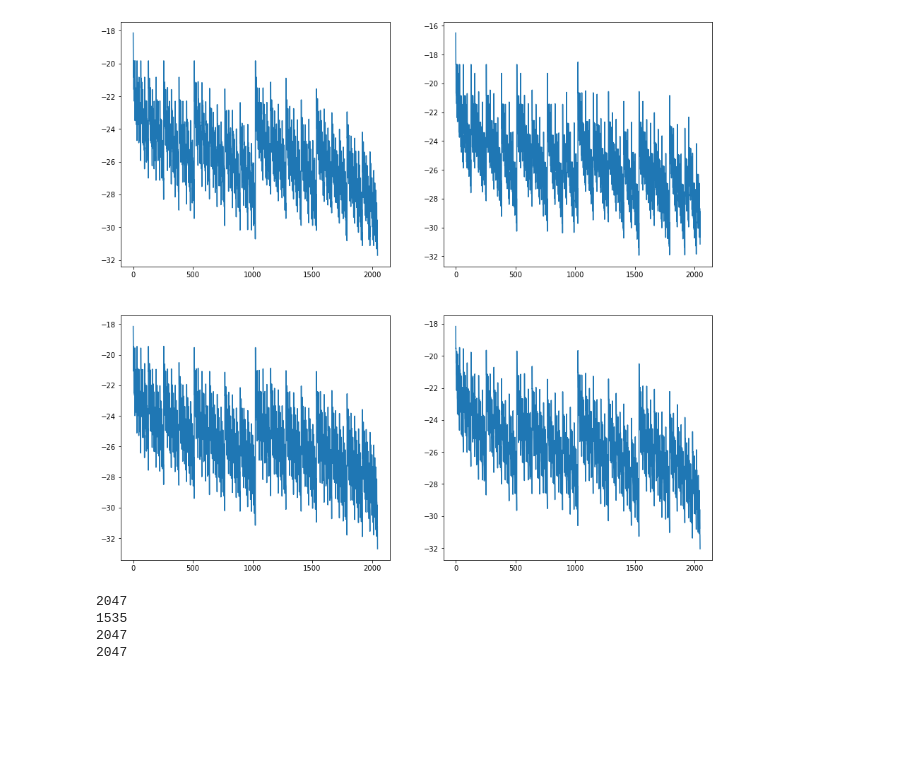
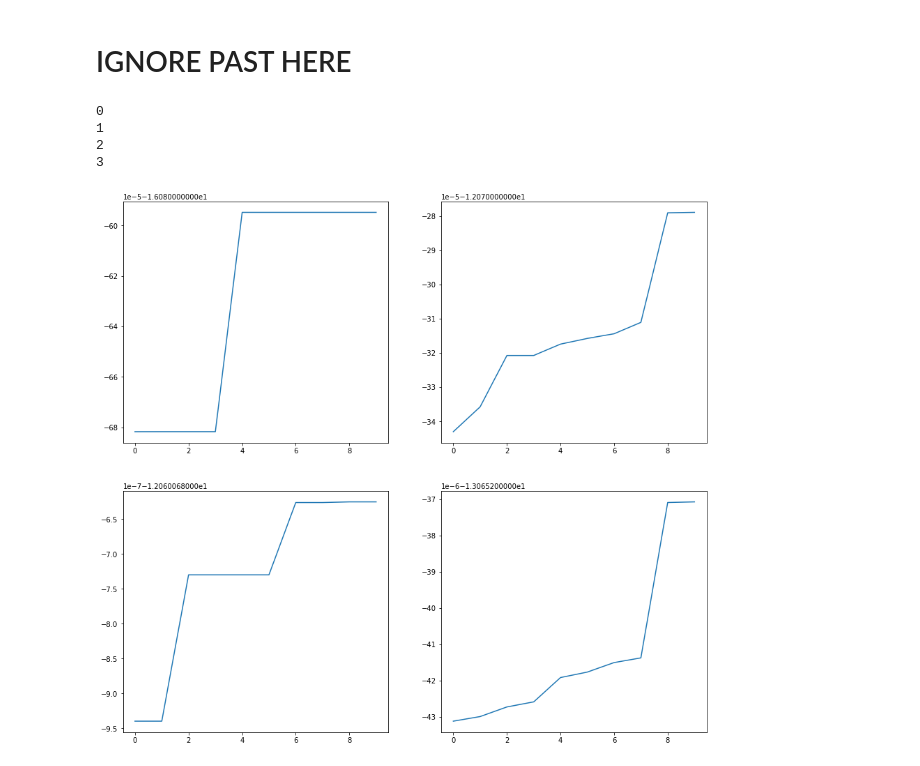
Before and after one commit to Imperial-CMTH/koala, a Jupyter notebook: tutorial_notebooks/groundstate_finding.ipynb, the cells around one changed output. Cells and saved outputs as stored; diff of their text form; code cells hidden in the pictures; blank space fills up the shorter version.

Commit message:
state finder updated

```diff
--- a/tutorial_notebooks/groundstate_finding.ipynb
+++ b/tutorial_notebooks/groundstate_finding.ipynb
@@ -64,7 +65,11 @@ fig, axes = plt.subplots(2, plot_sides, figsize = (20,10*plot_sides))
 for n, lattice in enumerate(lattice_systems):
     ax = axes.flatten()[n]
     edges_in_tree = spanning_trees[n]
-    plot_lattice(lattice, ax= ax)
+
+    highlight_colouring = np.zeros(lattice.n_edges, dtype = 'int')
+    highlight_colouring[edges_in_tree] = 1
+    plot_lattice(lattice, ax= ax, edge_labels=highlight_colouring, edge_color_scheme=['lightgrey', 'k'])
+
     centers = np.array([p.center for p in lattice.plaquettes])
     ax.scatter(centers[:,0], centers[:,1])
 
@@ -110,0 +121,9 @@ for lattice in lattice_systems:
+# %%
+ham = 1j*construct_Ajk(lattice_systems[0], colourings[0], ujk_values[0], np.array([1,1,1]))
+
+eg = np.linalg.eigvalsh(ham)
+
+f,a = plt.subplots(figsize = (10,10))
+a.plot(eg)
+
+print(np.sum(eg*(eg < 0))/2 , find_ground_state_energy(lattice_systems[0], colourings[0], ujk_values[0], np.array([1,1,1])) )
@@ -111,36 +155,45 @@ for lattice in lattice_systems:
+# %% [markdown]
+# IGNORE PAST HERE
 # %%
-J_vals = np.array([1,1,1])
+J_vals = np.array([1,.1,.1])
 
 all_energies = []
 
 
+def int_to_u_values(num, ujk_base, spanning_tree):
+
+    width = len(spanning_tree)
+    string_version = np.binary_repr(num,width = width)
+    flip_key = np.array([int(x) for x in string_version])
+    index_flips = np.where(flip_key)[0]
+    edges_to_flip = spanning_tree[index_flips]
+
+    ujk_out = ujk_base.copy()
+    ujk_out[edges_to_flip] = -1
+    return ujk_out
+
 for n,system in enumerate(lattice_systems):
-    e_vals = np.zeros(2**11)
+    print(n)
+    e_vals = np.zeros(2**len(spanning_trees[n]))
 
-    for a in range(2**11):
-        string_version = np.binary_repr(a,width = 11)
-        flip_key = np.array([int(x) for x in string_version])
-        index_flips = np.where(flip_key)[0]
-        edges_to_flip = spanning_trees[n][index_flips]
+    for a in range(2**len(spanning_trees[n])):
 
-        ujk_for_run = ujk_values[n].copy()
-        ujk_for_run[edges_to_flip] = -1
+        ujk_for_run = int_to_u_values(a, ujk_values[n], spanning_trees[n])
+
+
 
         energy = find_ground_state_energy(system, colourings[n],ujk_for_run,J_vals)
         e_vals[a] = energy
     all_energies.append(e_vals)
+# %% [output]
+0
+1
+2
+3
 # %%
 fig, axes = plt.subplots(2, plot_sides, figsize = (15,7*plot_sides))
 
 for n, lattice in enumerate(lattice_systems):
-    axes.flatten()[n].plot(all_energies[n])
+    axes.flatten()[n].plot(sorted(all_energies[n])[:10])
 # %% [output]
-[figure, old version]
+[figure, new version]
-# %%
-for en in all_energies:
-    print(np.argmin(en))
-# %% [output]
-2047
-1535
-2047
-2047
```
Also changed, not shown: parts of 12 cells of this notebook.
